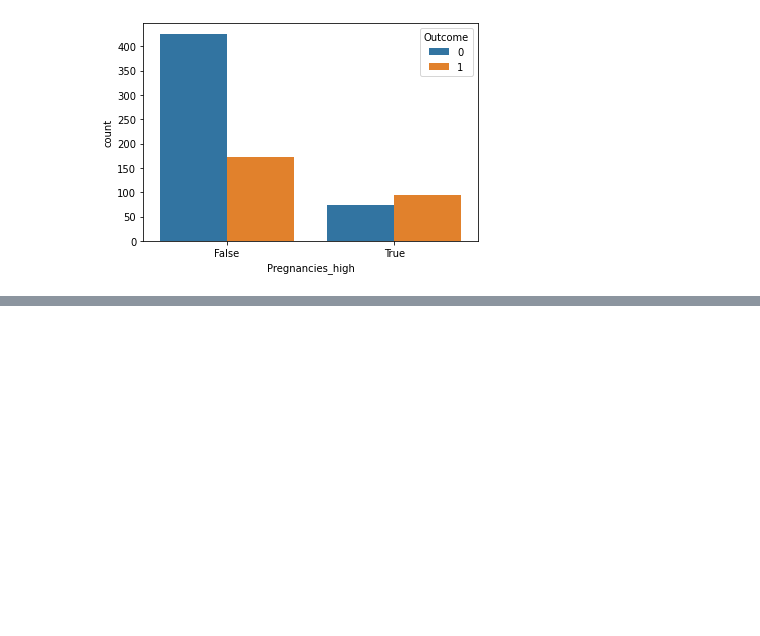
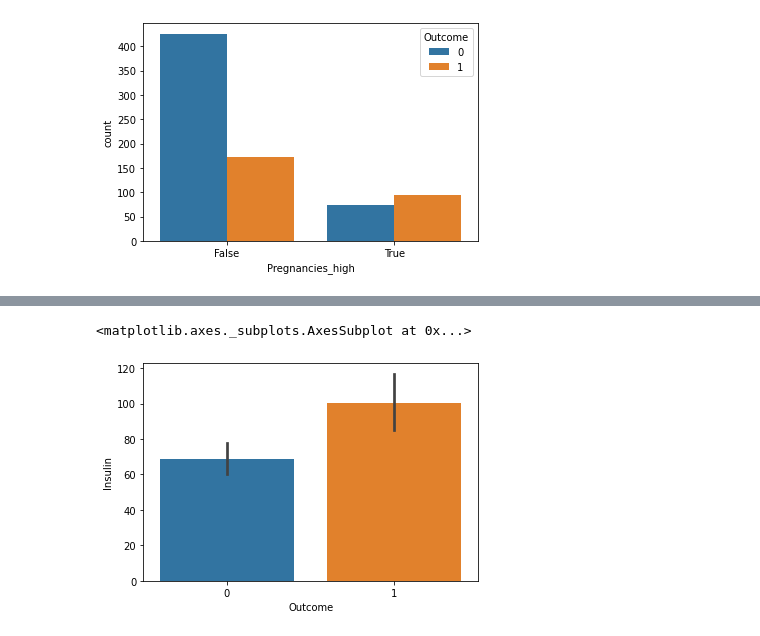
Before and after one commit to jang3463/scikit-learn-practice, a Jupyter notebook: EDA를 통해 데이터 탐색하기.ipynb, the cells around one changed output, grey strips where cells are left out. Cells and saved outputs as stored; diff of their text form; code cells hidden in the pictures; blank space fills up the shorter version.

```diff
--- a/EDA를 통해 데이터 탐색하기.ipynb
+++ b/EDA를 통해 데이터 탐색하기.ipynb
@@ -217,0 +234,6 @@ sns.countplot(data=df,x='Pregnancies_high',hue='Outcome')
+# %%
+# Insulin 수치가 0 이상인 관측치에 대해서 당뇨병 발병을 비교합니다.
+sns.barplot(data=df,x='Outcome',y='Insulin')
+# %% [output]
+<matplotlib.axes._subplots.AxesSubplot at 0x...>
+[figure, added]
```
Also changed, not shown: parts of 41 cells of this notebook.
